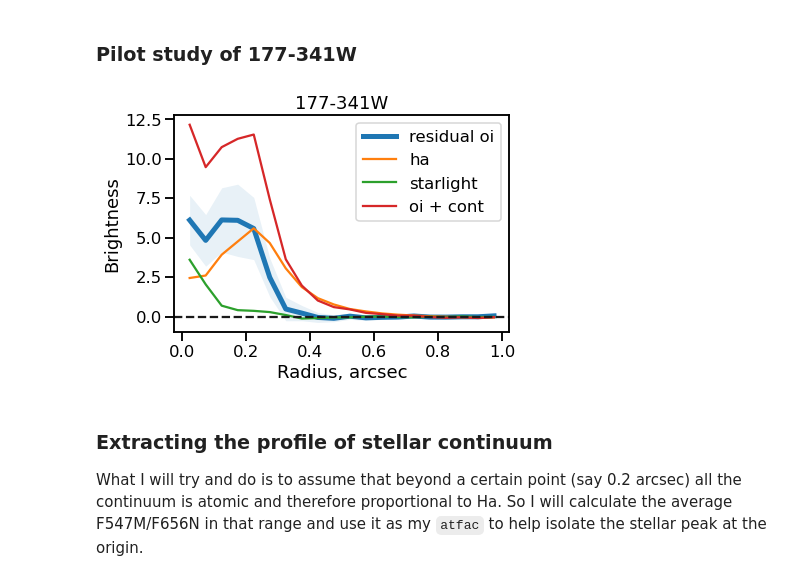
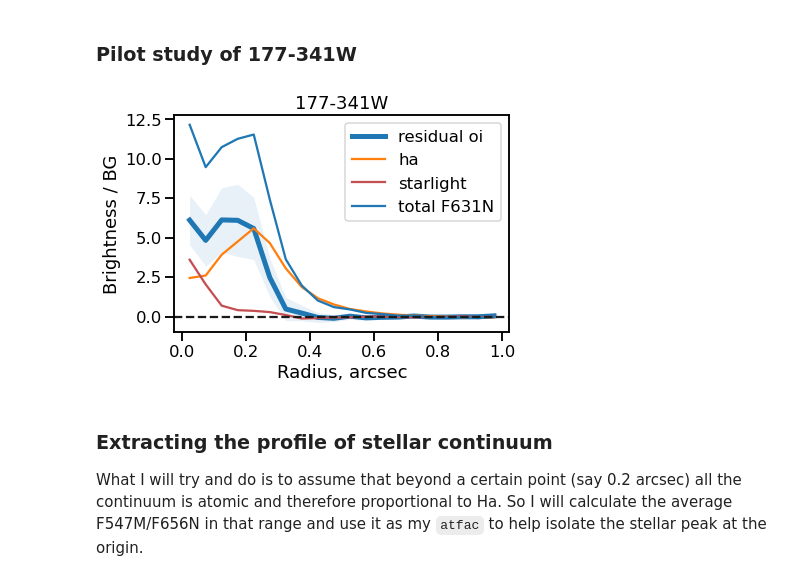
Before and after one commit to will-henney/neutral-proplyds, a Jupyter notebook: notebooks/02-all-proplyds-PC.ipynb, the cells around one changed output. Cells and saved outputs as stored; diff of their text form; code cells hidden in the pictures.

```diff
--- a/notebooks/02-all-proplyds-PC.ipynb
+++ b/notebooks/02-all-proplyds-PC.ipynb
@@ -513,34 +513,35 @@ For (2), we can just subtract the Ha F656N profile. This will over-correct for f
 atfac = 0.55
 cont = pp.mean["f547m"] - atfac * (pp.mean["f656n"] - 1)
 oin = pp.mean["f631n"] - (cont - 1) - (pp.mean["f656n"] - 1)
 sig = np.sqrt(
     pp.sigma["f547m"]**2 / pp.npix["f547m"]
     + pp.sigma["f631n"]**2 / pp.npix["f631n"]
     + pp.sigma["f656n"]**2 / pp.npix["f656n"]
 )
 
 
 fig, ax = plt.subplots()
 line, = ax.plot(pp.mean["r"], oin - 1, label="residual oi", linewidth=5)
 ax.fill_between(
     pp.mean["r"],
     (oin - 1) - 3 * sig,
     (oin - 1) + 3 * sig,
     color=line.get_color(),
     alpha=0.1,
     linewidth=0,
 )
 ax.plot(pp.mean["r"], pp.mean["f656n"] - 1, label="ha")
-ax.plot(pp.mean["r"], cont - 1, label="starlight")
-ax.plot(pp.mean["r"], pp.mean["f631n"] - 1, label="oi + cont")
+ax.plot(pp.mean["r"], cont - 1, label="starlight", color="r")
+ax.plot(pp.mean["r"], pp.mean["f631n"] - 1,
+        color=line.get_color(), label="total F631N")
 
 ax.axhline(0.0, linestyle="dashed", color="k")
 ax.legend()
 ax.set_title(pp.name)
 ax.set(
     xlabel="Radius, arcsec",
-    ylabel="Brightness",
+    ylabel="Brightness / BG",
 )
 ...;
 # %% [output]
-[figure, old version]
+[figure, new version]
```
Also changed, not shown: parts of 9 cells of this notebook, 9 other files.
